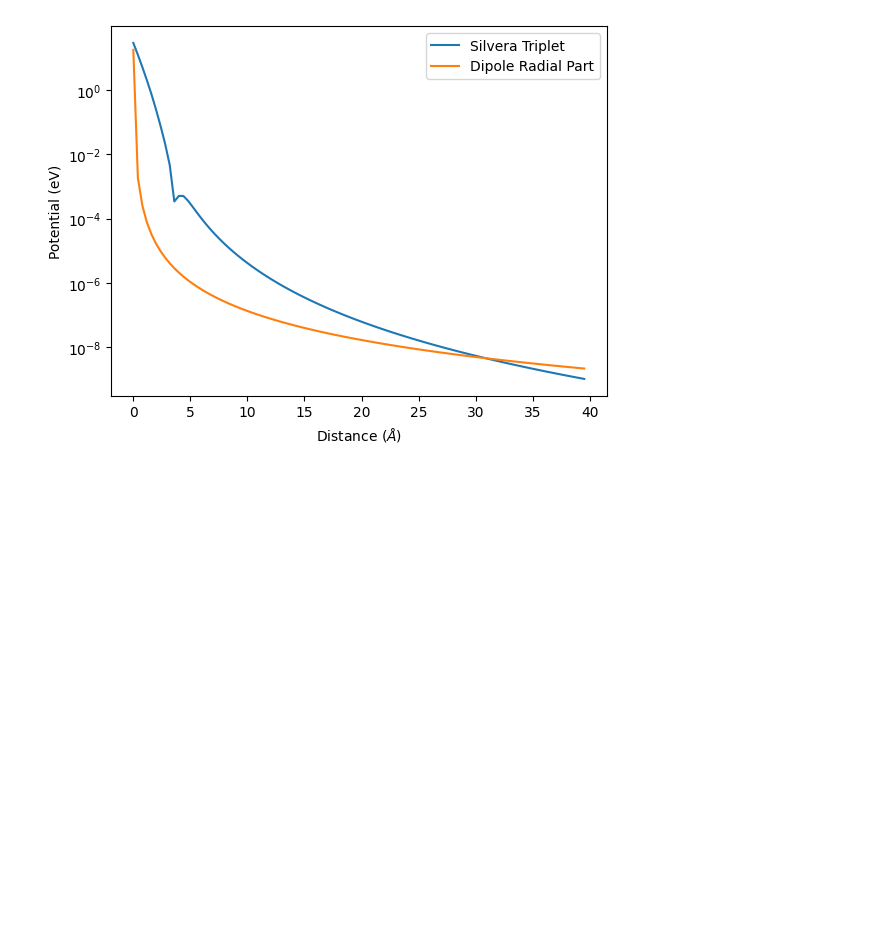
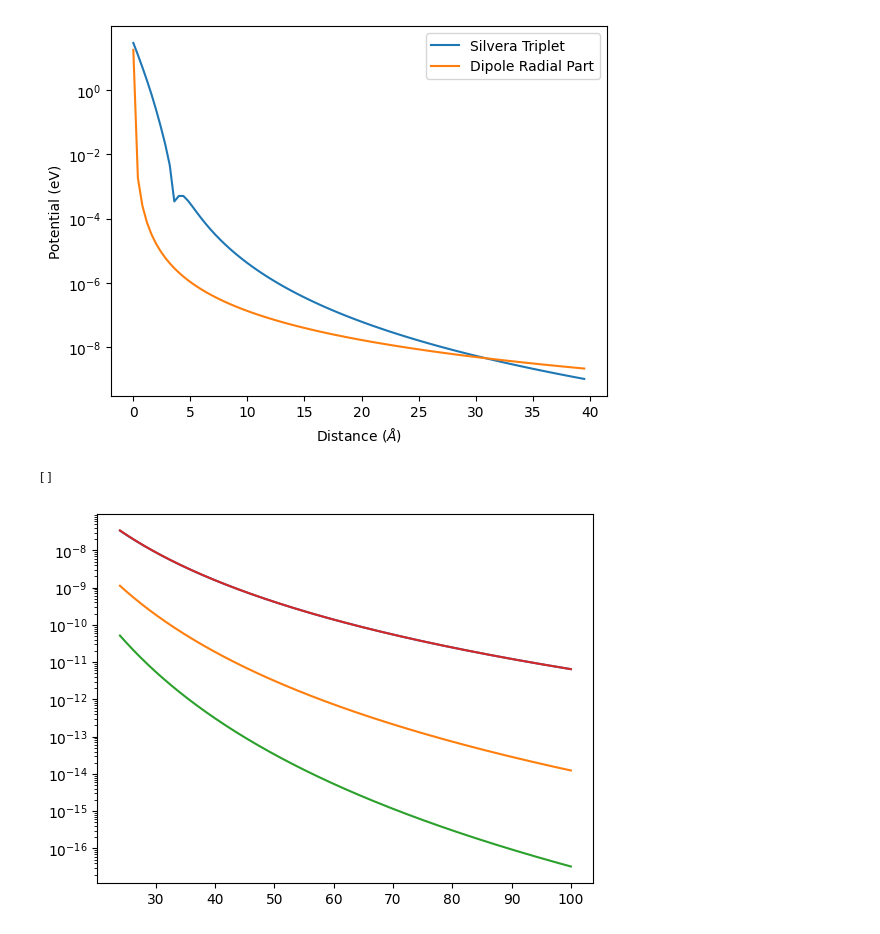
Before and after one commit to UTA-NURES/AtomicHScattering, a Jupyter notebook: examples/Potentials.ipynb, the cells around one changed output. Cells and saved outputs as stored; diff of their text form; code cells hidden in the pictures; blank space fills up the shorter version.

```diff
--- a/examples/Potentials.ipynb
+++ b/examples/Potentials.ipynb
@@ -80,3 +80,14 @@ plt.xlabel(r"Distance ($\AA$)")
 # %% [output]
 Text(0.5, 0, 'Distance ($\\AA$)')
 [figure]
+# %%
+R=np.arange(24,100,0.01)
+plt.plot(R,6.5/R**6,label='6')
+plt.plot(R,124/R**8,label='8')
+plt.plot(R,3285/R**10,label='10')
+plt.plot(R,3285/R**10+24/R**8+6.5/R**6,label='sum')
+
+plt.semilogy()
+# %% [output]
+[]
+[figure, added]
```
Also changed, not shown: parts of 2 cells of this notebook, 7 other files.
